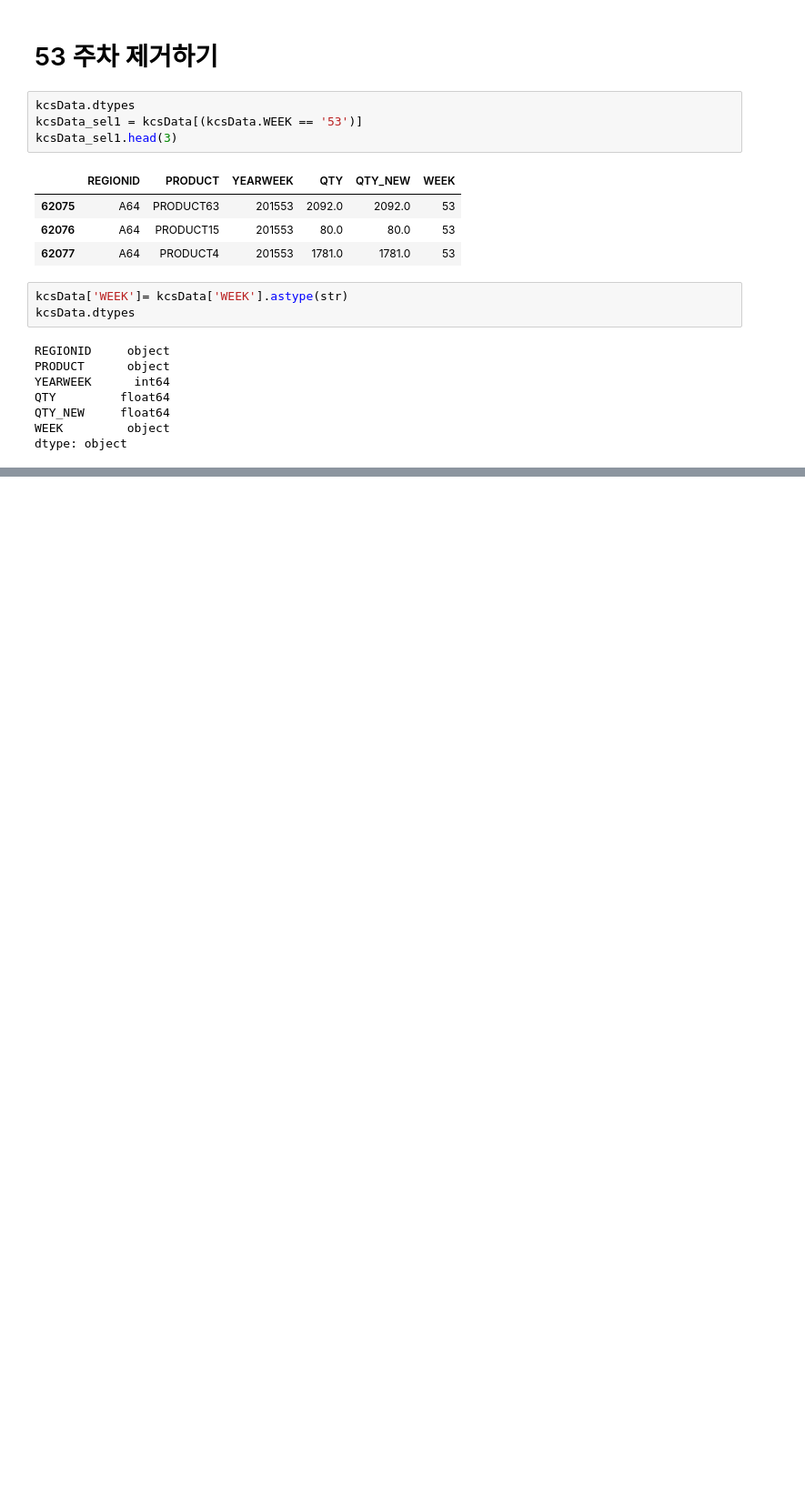
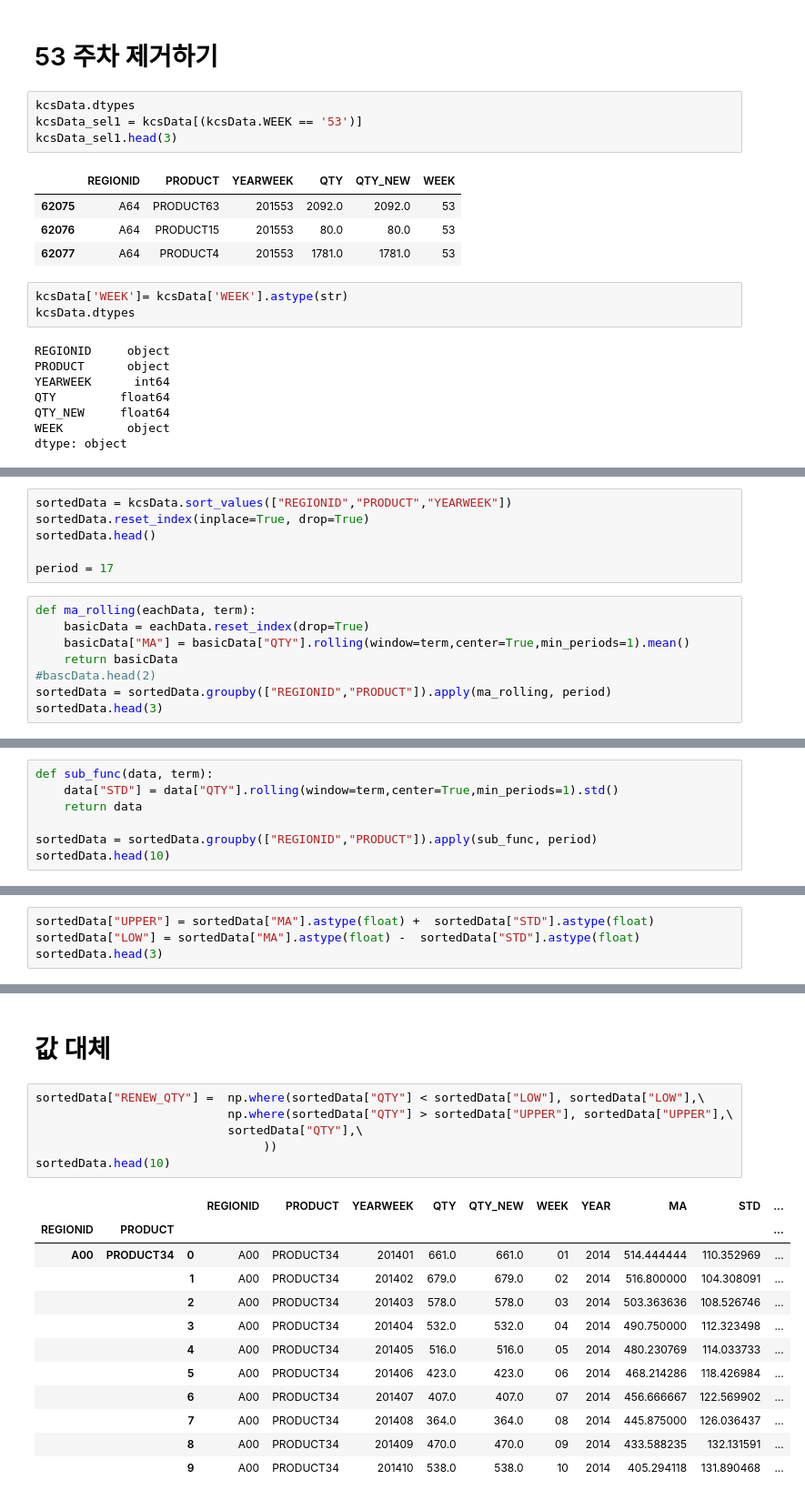
Before and after one commit to mocabon/pythonProject, a Jupyter notebook: mini.ipynb, the cells around one changed output, grey strips where cells are left out. Shown: that part at 91% size. Saved outputs shown, nothing was run; the diff lists cells and outputs as text; blank space fills up the shorter version.

```diff
--- a/mini.ipynb
+++ b/mini.ipynb
@@ -108,0 +176,14 @@ kcsData1 = kcsData.drop(kcsData[kcsData.WEEK == '53'].index, axis=0)
+# %%
+sortedData = kcsData.sort_values(["REGIONID","PRODUCT","YEARWEEK"])
+sortedData.reset_index(inplace=True, drop=True)
+sortedData.head()
+
+period = 17
+# %%
+def ma_rolling(eachData, term):
+    basicData = eachData.reset_index(drop=True)
+    basicData["MA"] = basicData["QTY"].rolling(window=term,center=True,min_periods=1).mean()
+    return basicData
+#bascData.head(2)
+sortedData = sortedData.groupby(["REGIONID","PRODUCT"]).apply(ma_rolling, period)
+sortedData.head(3)
@@ -108,0 +201,7 @@ kcsData1 = kcsData.drop(kcsData[kcsData.WEEK == '53'].index, axis=0)
+# %%
+def sub_func(data, term):
+    data["STD"] = data["QTY"].rolling(window=term,center=True,min_periods=1).std()
+    return data
+
+sortedData = sortedData.groupby(["REGIONID","PRODUCT"]).apply(sub_func, period)
+sortedData.head(10)
@@ -108,0 +227,4 @@ kcsData1 = kcsData.drop(kcsData[kcsData.WEEK == '53'].index, axis=0)
+# %%
+sortedData["UPPER"] = sortedData["MA"].astype(float) +  sortedData["STD"].astype(float)
+sortedData["LOW"] = sortedData["MA"].astype(float) -  sortedData["STD"].astype(float)
+sortedData.head(3)
@@ -108,0 +237,21 @@ kcsData1 = kcsData.drop(kcsData[kcsData.WEEK == '53'].index, axis=0)
+# %% [markdown]
+# 값 대체
+# %%
+sortedData["RENEW_QTY"] =  np.where(sortedData["QTY"] < sortedData["LOW"], sortedData["LOW"],\
+                           np.where(sortedData["QTY"] > sortedData["UPPER"], sortedData["UPPER"],\
+                           sortedData["QTY"],\
+                                ))
+sortedData.head(10)
+# %% [output]
+|  |  |  | REGIONID | PRODUCT | YEARWEEK | QTY | QTY_NEW | WEEK | YEAR | MA | STD | ... |
+| REGIONID | PRODUCT |  |  |  |  |  |  |  |  |  |  | ... |
+| A00 | PRODUCT34 | 0 | A00 | PRODUCT34 | 201401 | 661.0 | 661.0 | 01 | 2014 | 514.444444 | 110.352969 | ... |
+|  |  | 1 | A00 | PRODUCT34 | 201402 | 679.0 | 679.0 | 02 | 2014 | 516.800000 | 104.308091 | ... |
+|  |  | 2 | A00 | PRODUCT34 | 201403 | 578.0 | 578.0 | 03 | 2014 | 503.363636 | 108.526746 | ... |
+|  |  | 3 | A00 | PRODUCT34 | 201404 | 532.0 | 532.0 | 04 | 2014 | 490.750000 | 112.323498 | ... |
+|  |  | 4 | A00 | PRODUCT34 | 201405 | 516.0 | 516.0 | 05 | 2014 | 480.230769 | 114.033733 | ... |
+|  |  | 5 | A00 | PRODUCT34 | 201406 | 423.0 | 423.0 | 06 | 2014 | 468.214286 | 118.426984 | ... |
+|  |  | 6 | A00 | PRODUCT34 | 201407 | 407.0 | 407.0 | 07 | 2014 | 456.666667 | 122.569902 | ... |
+|  |  | 7 | A00 | PRODUCT34 | 201408 | 364.0 | 364.0 | 08 | 2014 | 445.875000 | 126.036437 | ... |
+|  |  | 8 | A00 | PRODUCT34 | 201409 | 470.0 | 470.0 | 09 | 2014 | 433.588235 | 132.131591 | ... |
+|  |  | 9 | A00 | PRODUCT34 | 201410 | 538.0 | 538.0 | 10 | 2014 | 405.294118 | 131.890468 | ... |
```
Also changed, not shown: parts of 17 cells of this notebook.
